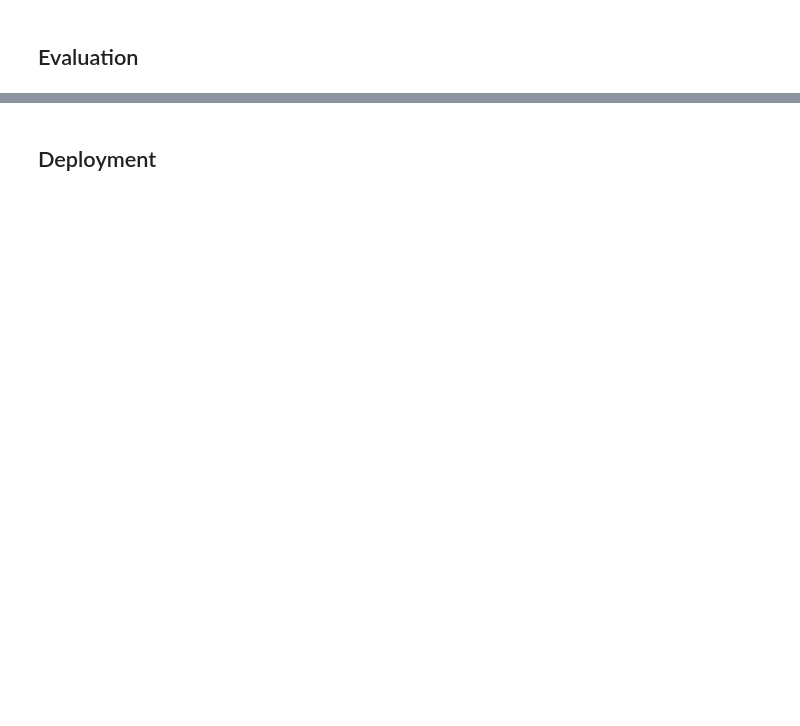
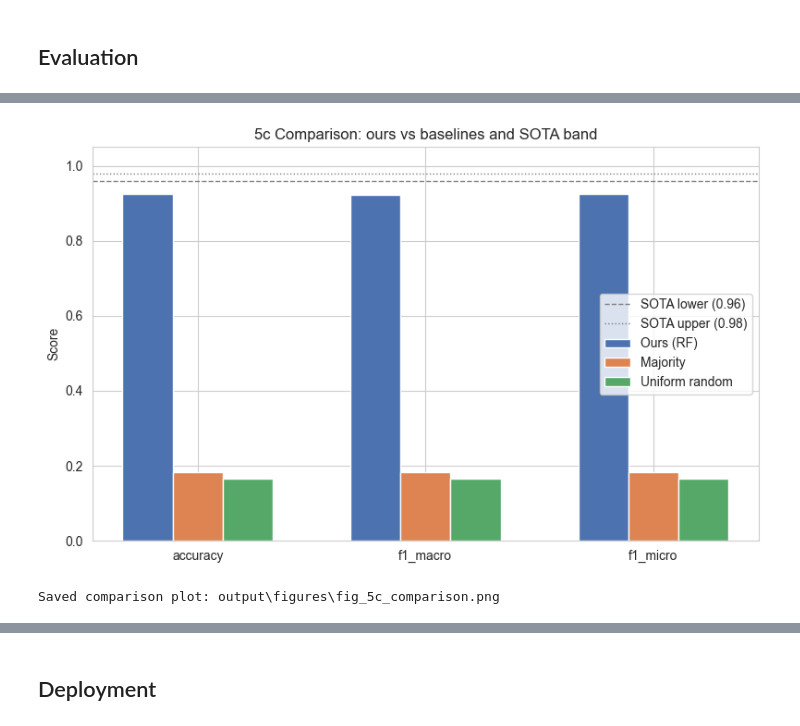
Before and after one commit to TuWienProjects/BI_2025_Assignment_3_Group_020, a Jupyter notebook: Cyclists_251201.ipynb, the cells around one changed output, grey strips where cells are left out. Drawn from its saved outputs; the diff is of its cells as text; code cells hidden in the pictures; blank space fills up the shorter version.

```diff
--- a/Cyclists_251201.ipynb
+++ b/Cyclists_251201.ipynb
@@ -2836,0 +4162,51 @@ engine.insert(evaluate_activity, prefixes=prefixes)
+# %%
+# 5c) Visual comparison vs baselines
+# Preconditions
+required_objs = ['acc', 'f1_macro', 'f1_micro', 'maj_acc', 'rand_acc']
+missing_objs = [obj for obj in required_objs if obj not in globals()]
+if missing_objs:
+    raise RuntimeError(f"Missing required objects for 5c visualization: {missing_objs}")
+
+import matplotlib.pyplot as plt
+import numpy as np
+import os
+
+metrics = ['accuracy', 'f1_macro', 'f1_micro']
+ours = [acc, f1_macro, f1_micro]
+majority = [maj_acc, maj_acc, maj_acc]
+random = [rand_acc, rand_acc, rand_acc]
+
+x = np.arange(len(metrics))
+width = 0.22
+
+fig, ax = plt.subplots(figsize=(8, 5))
+ax.bar(x - width, ours, width, label='Ours (RF)', color='#4c72b0')
+ax.bar(x, majority, width, label='Majority', color='#dd8452')
+ax.bar(x + width, random, width, label='Uniform random', color='#55a868')
+
+# SOTA band for accuracy
+sota_low, sota_high = 0.96, 0.98
+ax.axhline(sota_low, color='gray', linestyle='--', linewidth=1, label='SOTA lower (0.96)')
+ax.axhline(sota_high, color='gray', linestyle=':', linewidth=1, label='SOTA upper (0.98)')
+
+ax.set_xticks(x)
+ax.set_xticklabels(metrics)
+ax.set_ylabel('Score')
+ax.set_ylim(0, 1.05)
+ax.set_title('5c Comparison: ours vs baselines and SOTA band')
+ax.legend()
+plt.tight_layout()
+
+# Display before saving
+plt.show()
+
+report_dir = os.path.join('output', 'figures')
+os.makedirs(report_dir, exist_ok=True)
+comp_plot_path = os.path.join(report_dir, 'fig_5c_comparison.png')
+plt.savefig(comp_plot_path, dpi=300, bbox_inches='tight')
+plt.close()
+
+print("Saved comparison plot:", comp_plot_path)
+# %% [output]
+[figure, added]
+Saved comparison plot: output\figures\fig_5c_comparison.png
```
Also changed, not shown: parts of 138 cells of this notebook, 25 other files.
